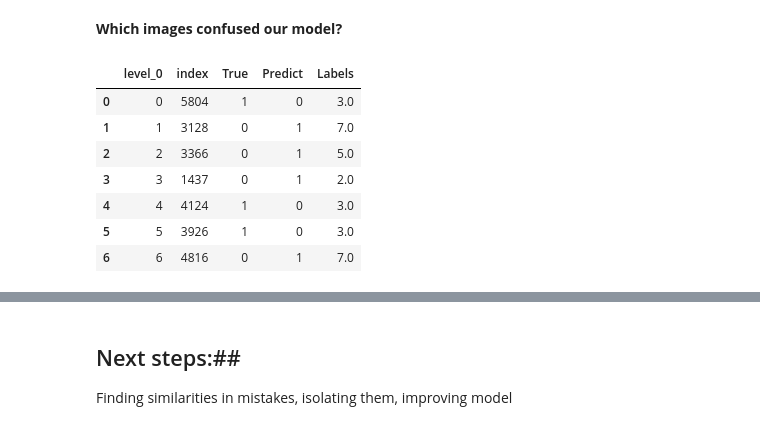
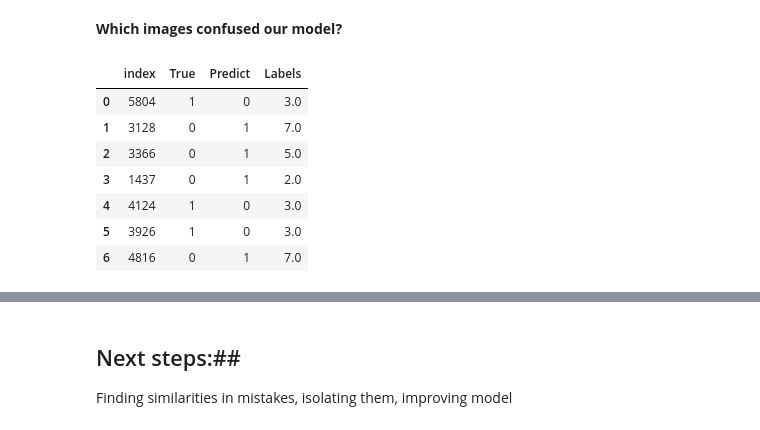
Before and after one commit to KatieBSC/Bootcamp, a Jupyter notebook: Logistic Regression Reclassed.ipynb, the cells around one changed output, grey strips where cells are left out. Cells and saved outputs as stored; diff of their text form; code cells hidden in the pictures.

```diff
--- a/Logistic Regression Reclassed.ipynb
+++ b/Logistic Regression Reclassed.ipynb
@@ -406,17 +442,18 @@ mistake_df
 | 4816 | 0 | 1 | 7.0 |
 # %% [markdown]
 **Which images confused our model?**
-# %%
-mistake_df
-# %% [output]
-|  | level_0 | index | True | Predict | Labels |
-| 0 | 0 | 5804 | 1 | 0 | 3.0 |
-| 1 | 1 | 3128 | 0 | 1 | 7.0 |
-| 2 | 2 | 3366 | 0 | 1 | 5.0 |
-| 3 | 3 | 1437 | 0 | 1 | 2.0 |
-| 4 | 4 | 4124 | 1 | 0 | 3.0 |
-| 5 | 5 | 3926 | 1 | 0 | 3.0 |
-| 6 | 6 | 4816 | 0 | 1 | 7.0 |
+# %%
+mistake_df = mistake_df.reset_index()
+mistake_df
+# %% [output]
+|  | index | True | Predict | Labels |
+| 0 | 5804 | 1 | 0 | 3.0 |
+| 1 | 3128 | 0 | 1 | 7.0 |
+| 2 | 3366 | 0 | 1 | 5.0 |
+| 3 | 1437 | 0 | 1 | 2.0 |
+| 4 | 4124 | 1 | 0 | 3.0 |
+| 5 | 3926 | 1 | 0 | 3.0 |
+| 6 | 4816 | 0 | 1 | 7.0 |
 # %%
 
 def getNumberImage(data):
```
Also changed, not shown: parts of 20 cells of this notebook.
